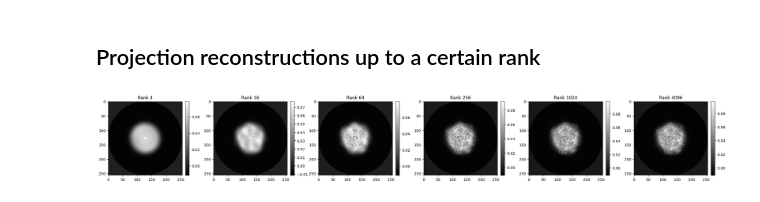
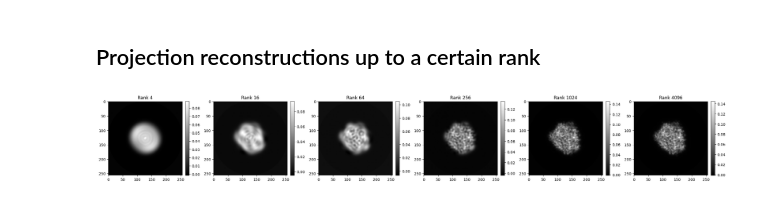
Before and after one commit to Lucaslab-Berkeley/Panther-EM, a Jupyter notebook: examples/demonstrate_decomposition.ipynb, the cells around one changed output. Saved outputs shown, nothing was run; the diff lists cells and outputs as text; code cells hidden in the pictures.

```diff
--- a/examples/demonstrate_decomposition.ipynb
+++ b/examples/demonstrate_decomposition.ipynb
@@ -67,16 +77,13 @@ torch.Size([1148, 3])
 # %%
-radial_components = 256
-angular_components = 360
+k_max = angular_components // 2
+eig_max = 128
 
-k_max = 240
-eig_max = 128
 
 decomposer = PolarProjectionDecomposer(
     volume=volume,
     phi_values=phi_angles,
     theta_values=theta_angles,
-    num_radius=radial_components,
-    num_angle=angular_components,
+    coordinate_transform=transformer,
     device=DEVICE,
 )
 
@@ -121,11 +112,7 @@ findfont: Font family ['DejaVu Sans Display'] not found. Falling back to DejaVu
 # %% [markdown]
 ## Visualize real/imag feature components in polar and cartesian space
 # %%
-reconstructor = ProjectionReconstructor(
-    result=result,
-    image_shape=(volume.shape[-2], volume.shape[-1]),
-    device=DEVICE,
-)
+reconstructor = ProjectionReconstructor(result=result, device=DEVICE)
 # %%
 # Pick a few (k_idx, eig_idx) feature pairs to inspect
 feature_pairs = [(0, 0), (1, 2), (3, 5), (8, 13)]
@@ -161,11 +148,5 @@ plt.show()
 # %% [markdown]
 ## Projection reconstructions up to a certain rank
-# %%
-reconstructor = ProjectionReconstructor(
-    result=result,
-    image_shape=(volume.shape[-2], volume.shape[-1]),
-    device=DEVICE,
-)
 # %%
 ranks = [4, 16, 64, 256, 1024, 4096]
 reconstructions = []
@@ -174,6 +155,7 @@ for r in ranks:
     recon = reconstructor.reconstruct_projection(
         orientation_idx=0,
         fourier_filter_idx=0,
+        in_plane_rotation=20,
         num_components=r,
         return_polar=False,
         return_torch=False,
@@ -182,16 +164,16 @@ for r in ranks:
 # %%
 # Plot the reconstructions
 fig, axes = plt.subplots(1, len(ranks), figsize=(4 * len(ranks), 4))
 
-for ax, recon, r in zip(axes, reconstructions, ranks):
+for ax, recon, r in zip(axes, reconstructions, ranks, strict=False):
     im = ax.imshow(recon.real, cmap="gray")
     ax.set_title(f"Rank {r}")
     plt.colorbar(im, ax=ax, fraction=0.046, pad=0.04)
 
 plt.tight_layout()
 plt.show()
 # %% [output]
-[figure, old version]
+[figure, new version]
 # %%
 print("left-singular-vectors shape:                  ", result.U.shape)
 print("singular-values shape:                        ", result.S.shape)
```
Also changed, not shown: parts of 9 cells of this notebook, 2 other files.
